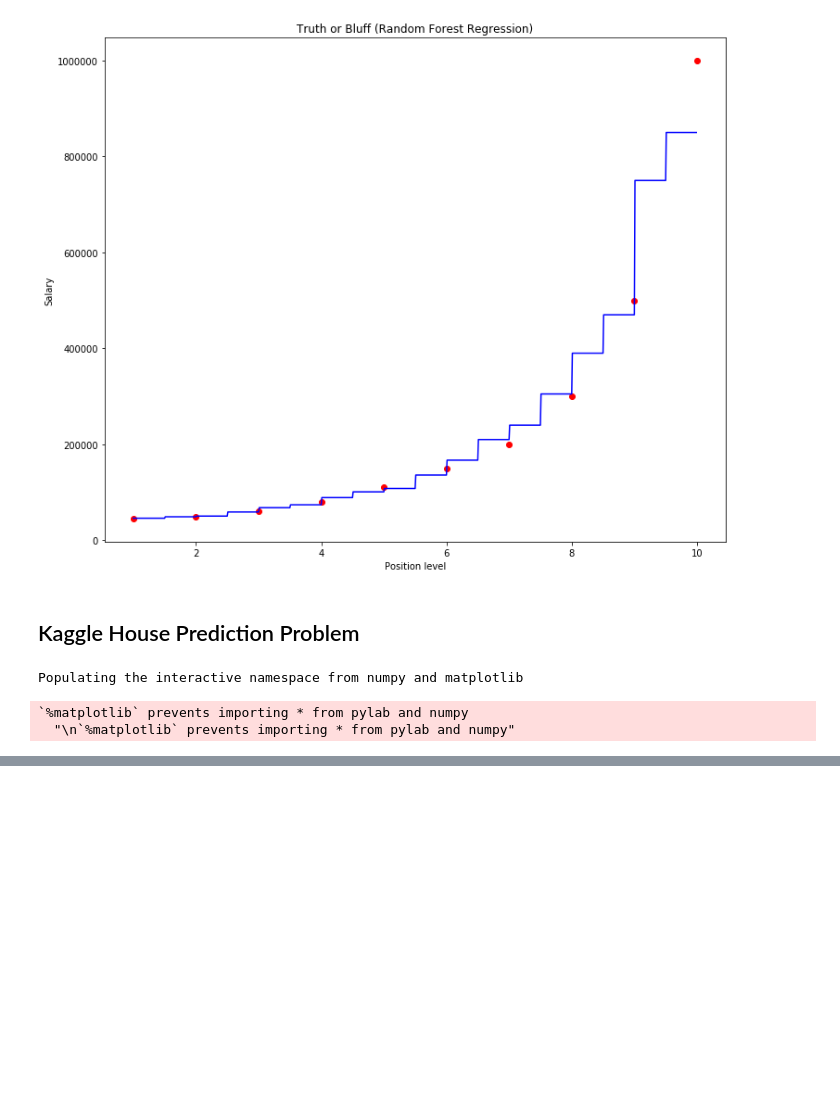
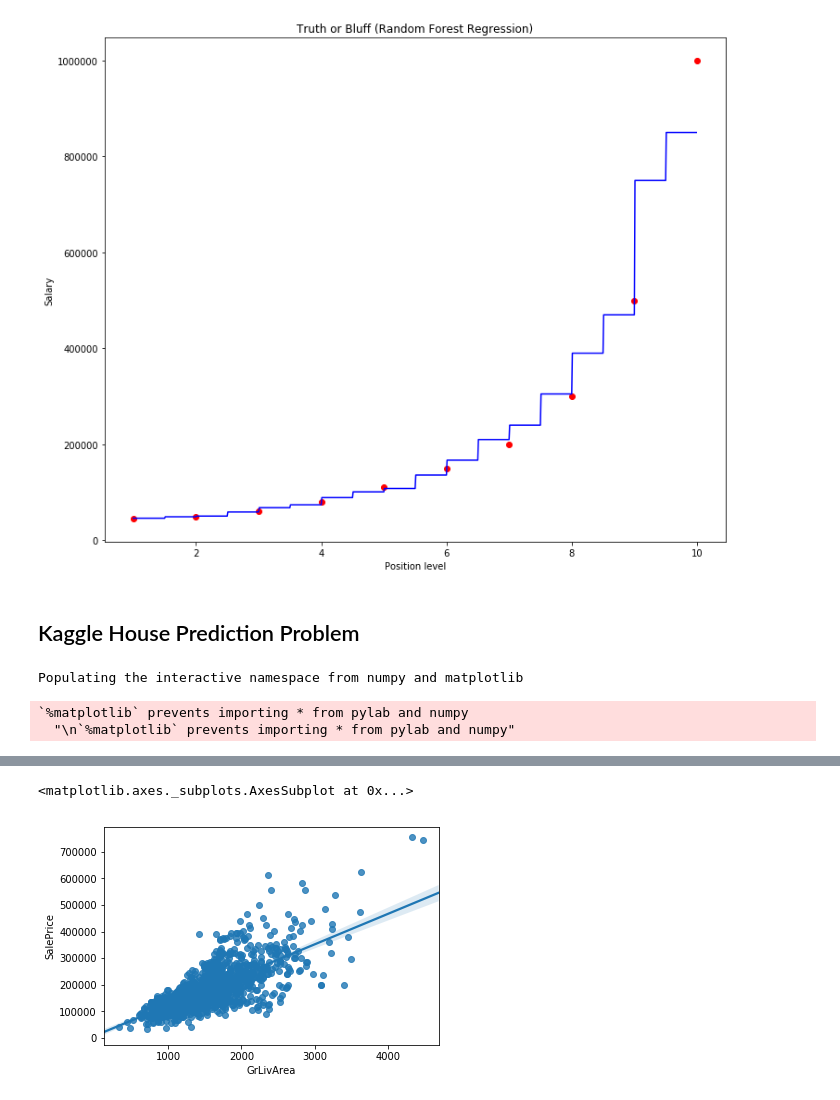
Before and after one commit to ywchiu/holintech, a Jupyter notebook: Demo20181222.ipynb, the cells around one changed output, grey strips where cells are left out. Cells and saved outputs as stored; diff of their text form; code cells hidden in the pictures; blank space fills up the shorter version.

```diff
--- a/Demo20181222.ipynb
+++ b/Demo20181222.ipynb
@@ -688,0 +790,8 @@ from sklearn.metrics import mean_squared_error
+# %%
+
+#sns.regplot(x=trainData["GrLivArea"], y=trainData["SalePrice"])
+trainData = trainData.drop(trainData[(trainData['GrLivArea']>4000) & (trainData['SalePrice']<200000)].index)
+sns.regplot(x=trainData["GrLivArea"], y=trainData["SalePrice"])
+# %% [output]
+<matplotlib.axes._subplots.AxesSubplot at 0x...>
+[figure, added]
```
Also changed, not shown: parts of 19 cells of this notebook.
